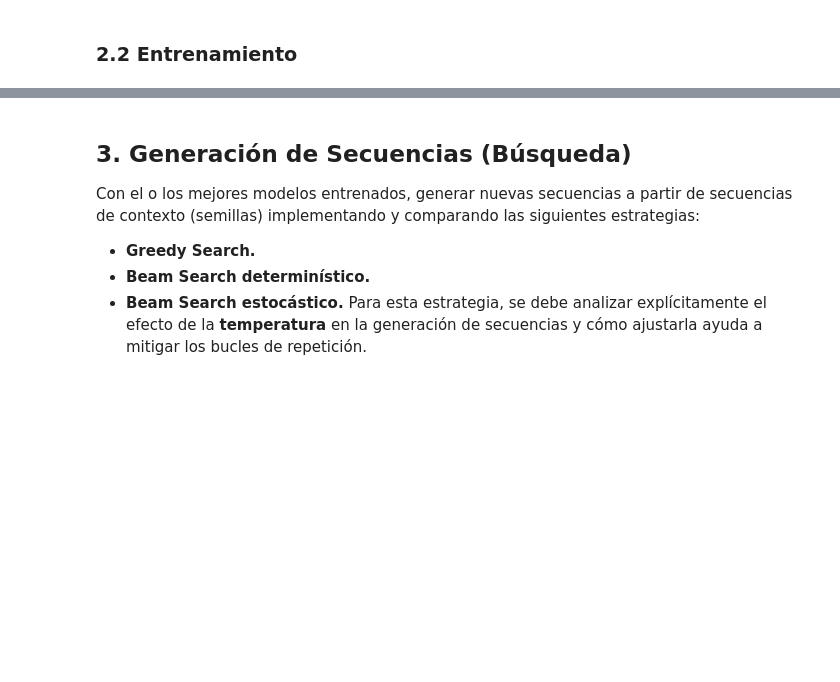
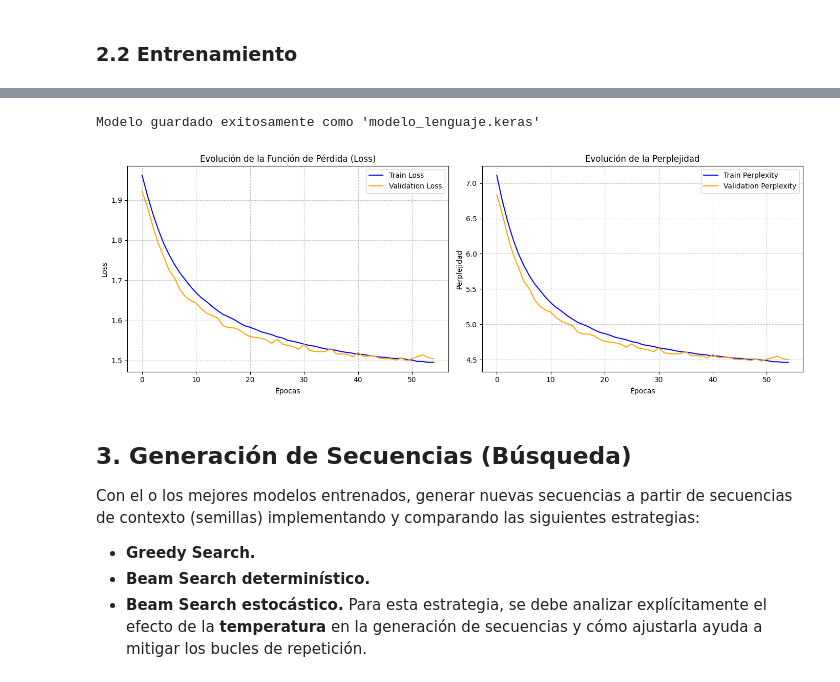
Before and after one commit to AndresMontesDeOca/NLP_1, a Jupyter notebook: Desafios/Desafio_3_AndresMontesDeOca.ipynb, the cells around one changed output, grey strips where cells are left out. Cells and saved outputs as stored; diff of their text form; code cells hidden in the pictures; blank space fills up the shorter version.

```diff
--- a/Desafios/Desafio_3_AndresMontesDeOca.ipynb
+++ b/Desafios/Desafio_3_AndresMontesDeOca.ipynb
@@ -162,0 +149,12 @@ padded_sequences = pad_sequences(
+# %%
+# Generar secuencias usando una ventana deslizante sobre el texto completo
+# Esto permite que el modelo aprenda de TODAS las transiciones de caracteres, no solo del final de la oración.
+step = 3 # Avanzamos de a 3 caracteres para que el dataset no sea gigante y colapse la RAM
+secuencias = []
+
+for i in range(0, len(text_as_int) - max_context_size, step):
+    secuencias.append(text_as_int[i : i + max_context_size + 1])
+
+padded_sequences = np.array(secuencias)
+print(f"Total de secuencias generadas con sliding window: {len(padded_sequences)}")
+print(f"Forma de las secuencias: {padded_sequences.shape}")
@@ -308,0 +314,6 @@ Epoch 33/100
+# %%
+# Exportar el modelo entrenado
+model.save('modelo_lenguaje.keras')
+print("Modelo guardado exitosamente como 'modelo_lenguaje.keras'")
+# %% [output]
+Modelo guardado exitosamente como 'modelo_lenguaje.keras'
@@ -309,3 +328,41 @@ Epoch 33/100
+# %%
+# Plot del entrenamiento
+
+# Nos aseguramos de que el entrenamiento haya generado el objeto history
+if 'history' in locals():
+    hist = history.history
+
+    plt.figure(figsize=(14, 5))
+
+    # Gráfico de Pérdida (Loss)
+    plt.subplot(1, 2, 1)
+    plt.plot(hist['loss'], label='Train Loss', color='blue')
+    if 'val_loss' in hist:
+        plt.plot(hist['val_loss'], label='Validation Loss', color='orange')
+    plt.title('Evolución de la Función de Pérdida (Loss)')
+    plt.xlabel('Épocas')
+    plt.ylabel('Loss')
+    plt.legend()
+    plt.grid(True, linestyle='--', alpha=0.7)
+
+    # Gráfico de Perplejidad
+    plt.subplot(1, 2, 2)
+    if 'perplexity' in hist:
+        plt.plot(hist['perplexity'], label='Train Perplexity', color='blue')
+    if 'val_perplexity' in hist:
+        plt.plot(hist['val_perplexity'], label='Validation Perplexity', color='orange')
+    plt.title('Evolución de la Perplejidad')
+    plt.xlabel('Épocas')
+    plt.ylabel('Perplejidad')
+    plt.legend()
+    plt.grid(True, linestyle='--', alpha=0.7)
+
+    plt.tight_layout()
+    plt.show()
+else:
+    print("El objeto 'history' no está definido. Por favor, ejecuta primero la celda de entrenamiento.")
+# %% [output]
+[figure, added]
 # %% [markdown]
 ## 3. Generación de Secuencias (Búsqueda)
 Con el o los mejores modelos entrenados, generar nuevas secuencias a partir de secuencias de contexto (semillas) implementando y comparando las siguientes estrategias:
```
Also changed, not shown: parts of 8 cells of this notebook.
